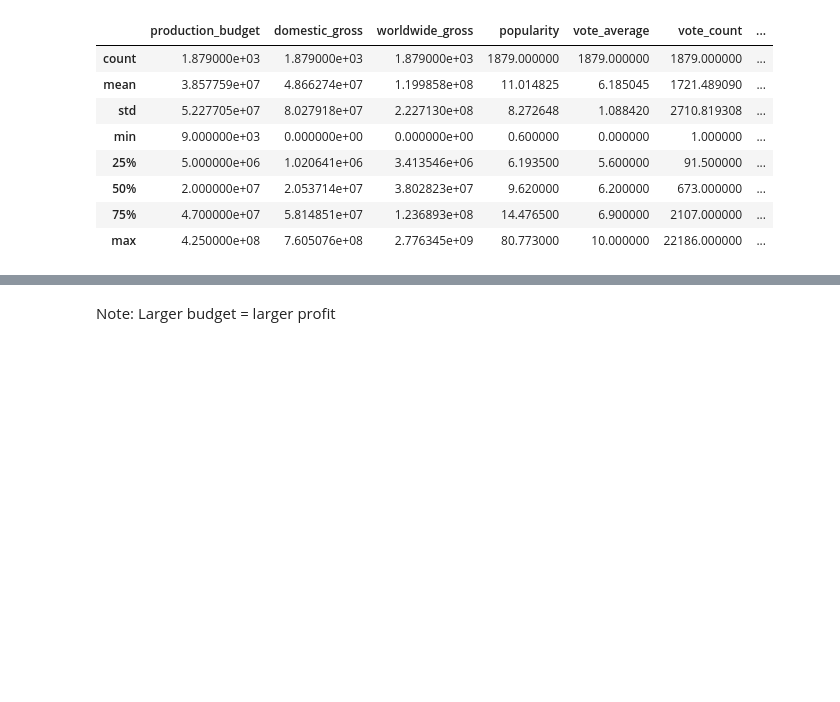
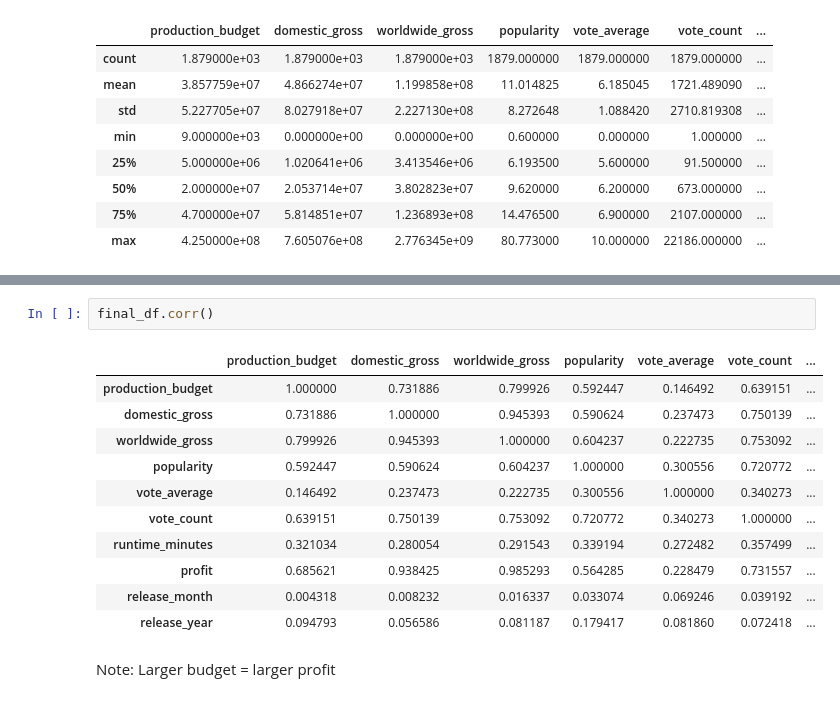
Before and after one commit to dquillao/dsc-mod-1-project-v2-1-online-ds-sp-000, a Jupyter notebook: Technical Notebook.ipynb, the cells around one changed output, grey strips where cells are left out. Drawn from its saved outputs; the diff is of its cells as text; blank space fills up the shorter version.

```diff
--- a/Technical Notebook.ipynb
+++ b/Technical Notebook.ipynb
@@ -834,3 +846,17 @@ plt.show()
+# %%
+final_df.corr()
+# %% [output]
+|  | production_budget | domestic_gross | worldwide_gross | popularity | vote_average | vote_count | ... |
+| production_budget | 1.000000 | 0.731886 | 0.799926 | 0.592447 | 0.146492 | 0.639151 | ... |
+| domestic_gross | 0.731886 | 1.000000 | 0.945393 | 0.590624 | 0.237473 | 0.750139 | ... |
+| worldwide_gross | 0.799926 | 0.945393 | 1.000000 | 0.604237 | 0.222735 | 0.753092 | ... |
+| popularity | 0.592447 | 0.590624 | 0.604237 | 1.000000 | 0.300556 | 0.720772 | ... |
+| vote_average | 0.146492 | 0.237473 | 0.222735 | 0.300556 | 1.000000 | 0.340273 | ... |
+| vote_count | 0.639151 | 0.750139 | 0.753092 | 0.720772 | 0.340273 | 1.000000 | ... |
+| runtime_minutes | 0.321034 | 0.280054 | 0.291543 | 0.339194 | 0.272482 | 0.357499 | ... |
+| profit | 0.685621 | 0.938425 | 0.985293 | 0.564285 | 0.228479 | 0.731557 | ... |
+| release_month | 0.004318 | 0.008232 | 0.016337 | 0.033074 | 0.069246 | 0.039192 | ... |
+| release_year | 0.094793 | 0.056586 | 0.081187 | 0.179417 | 0.081860 | 0.072418 | ... |
 # %% [markdown]
 Note: Larger budget = larger profit
 # %%
```
Also changed, not shown: parts of 10 cells of this notebook.
